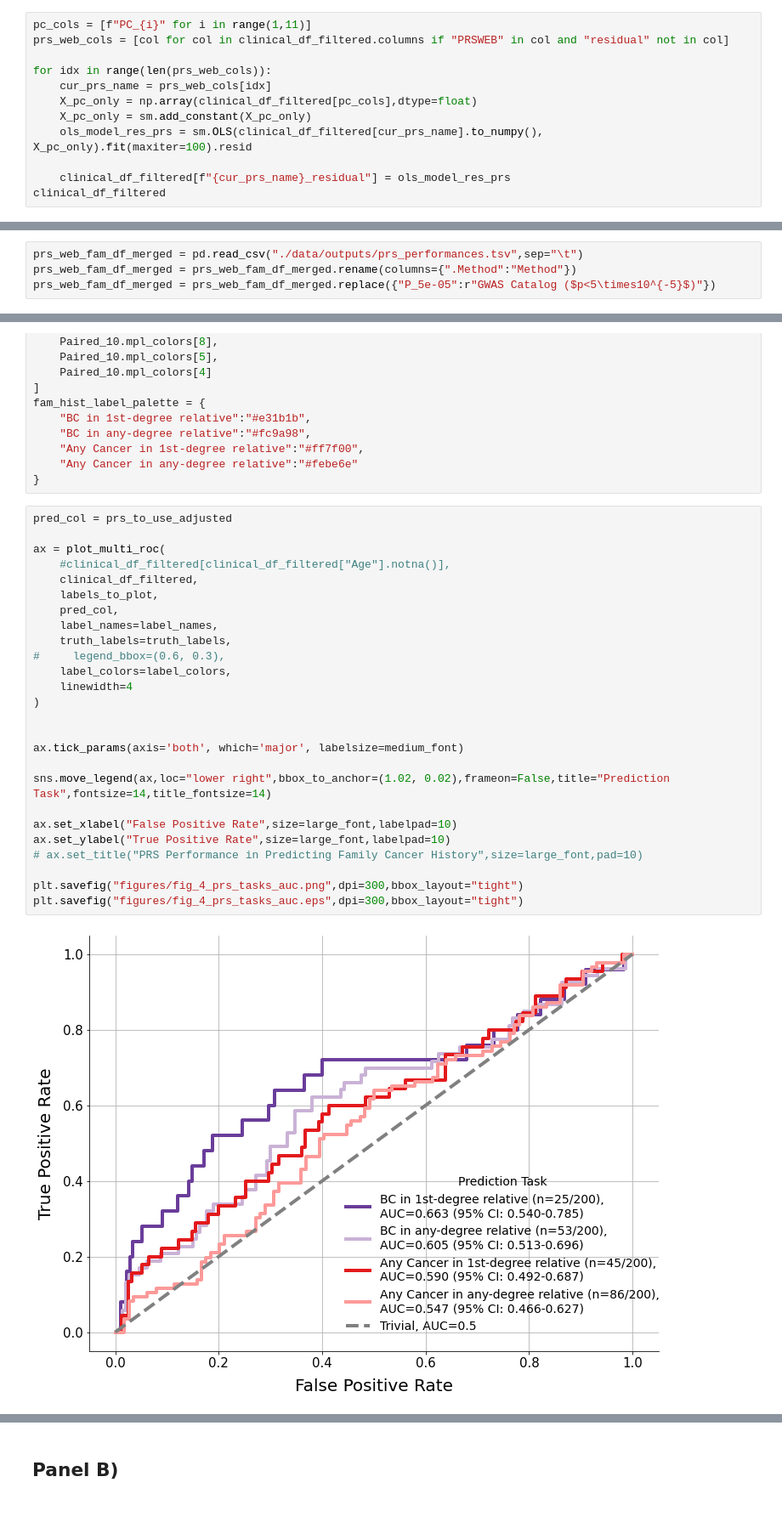
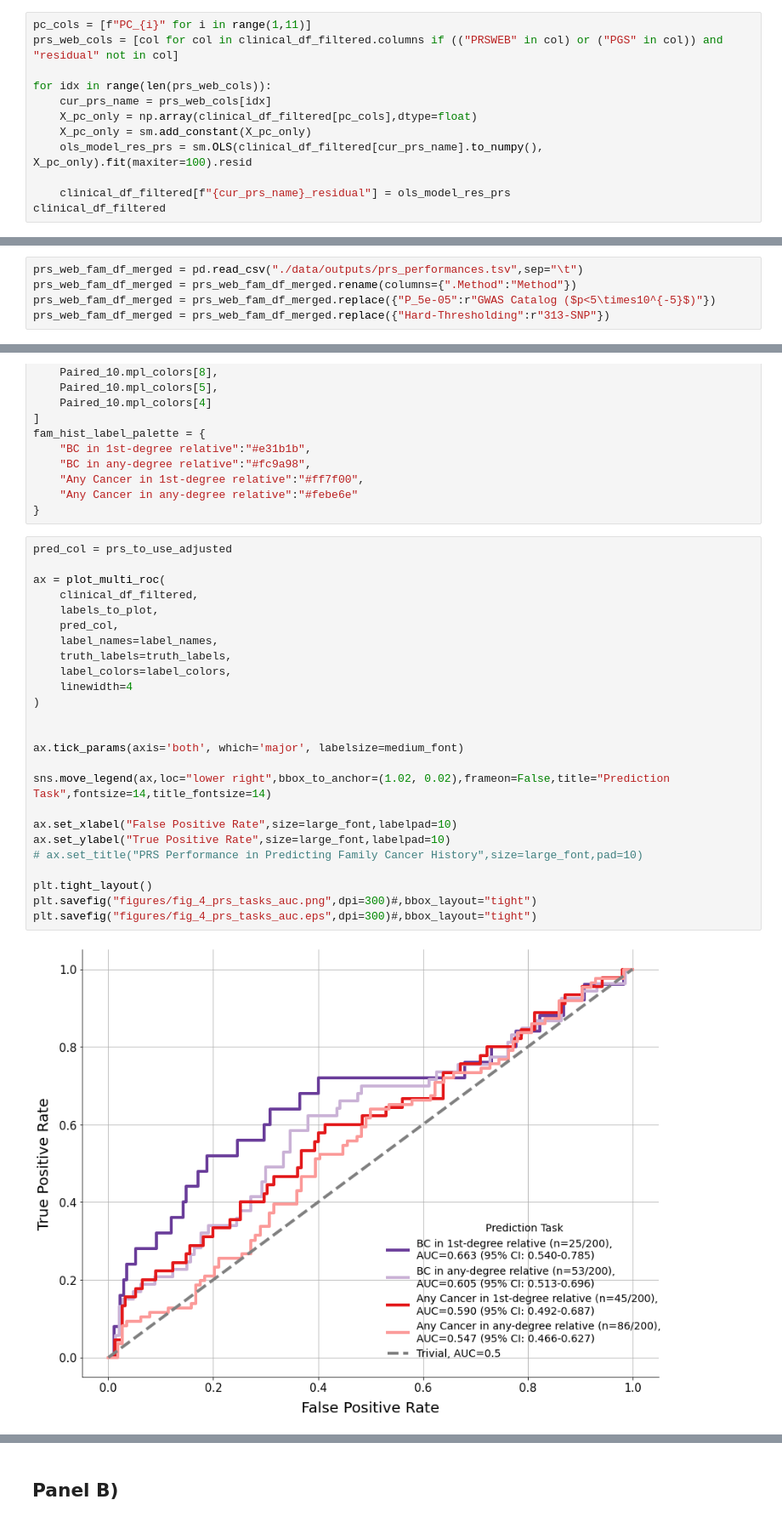
Before and after one commit to hoyinchu/MID_lpWGS_Breast_Cancer, a Jupyter notebook: MainFiguresNotebook.ipynb, the cells around one changed output, grey strips where cells are left out. Shown at 85% size. Cells and saved outputs as stored; diff of their text form.

```diff
--- a/MainFiguresNotebook.ipynb
+++ b/MainFiguresNotebook.ipynb
@@ -228,7 +220,7 @@ combined_prs_info_subset.head()
 ### Residualize every PRS
 # %%
 pc_cols = [f"PC_{i}" for i in range(1,11)]
-prs_web_cols = [col for col in clinical_df_filtered.columns if "PRSWEB" in col and "residual" not in col]
+prs_web_cols = [col for col in clinical_df_filtered.columns if (("PRSWEB" in col) or ("PGS" in col)) and "residual" not in col]
 
 for idx in range(len(prs_web_cols)):
     cur_prs_name = prs_web_cols[idx]
@@ -323,6 +367,7 @@ prs_web_fam_df_merged.to_csv("./data/outputs/prs_performances.tsv",sep="\t",inde
 prs_web_fam_df_merged = pd.read_csv("./data/outputs/prs_performances.tsv",sep="\t")
 prs_web_fam_df_merged = prs_web_fam_df_merged.rename(columns={".Method":"Method"})
 prs_web_fam_df_merged = prs_web_fam_df_merged.replace({"P_5e-05":r"GWAS Catalog ($p<5\times10^{-5}$)"})
+prs_web_fam_df_merged = prs_web_fam_df_merged.replace({"Hard-Thresholding":r"313-SNP"})
 # %%
 def joint_plot_with_pval(df,col_x,col_y):
     graph = sns.jointplot(data=df,x=col_x, y=col_y, kind="reg")
@@ -554,28 +605,27 @@ fam_hist_label_palette = {
 # %%
 pred_col = prs_to_use_adjusted
 
 ax = plot_multi_roc(
-    #clinical_df_filtered[clinical_df_filtered["Age"].notna()],
     clinical_df_filtered,
     labels_to_plot,
     pred_col,
     label_names=label_names,
     truth_labels=truth_labels,
-#     legend_bbox=(0.6, 0.3),
     label_colors=label_colors,
     linewidth=4
 )
 
 
 ax.tick_params(axis='both', which='major', labelsize=medium_font)
 
 sns.move_legend(ax,loc="lower right",bbox_to_anchor=(1.02, 0.02),frameon=False,title="Prediction Task",fontsize=14,title_fontsize=14)
 
 ax.set_xlabel("False Positive Rate",size=large_font,labelpad=10)
 ax.set_ylabel("True Positive Rate",size=large_font,labelpad=10)
 # ax.set_title("PRS Performance in Predicting Family Cancer History",size=large_font,pad=10)
 
-plt.savefig("figures/fig_4_prs_tasks_auc.png",dpi=300,bbox_layout="tight")
-plt.savefig("figures/fig_4_prs_tasks_auc.eps",dpi=300,bbox_layout="tight")
+plt.tight_layout()
+plt.savefig("figures/fig_4_prs_tasks_auc.png",dpi=300)#,bbox_layout="tight")
+plt.savefig("figures/fig_4_prs_tasks_auc.eps",dpi=300)#,bbox_layout="tight")
 # %% [output]
-[figure, old version]
+[figure, new version]
```
Also changed, not shown: parts of 56 cells of this notebook, 47 other files.
